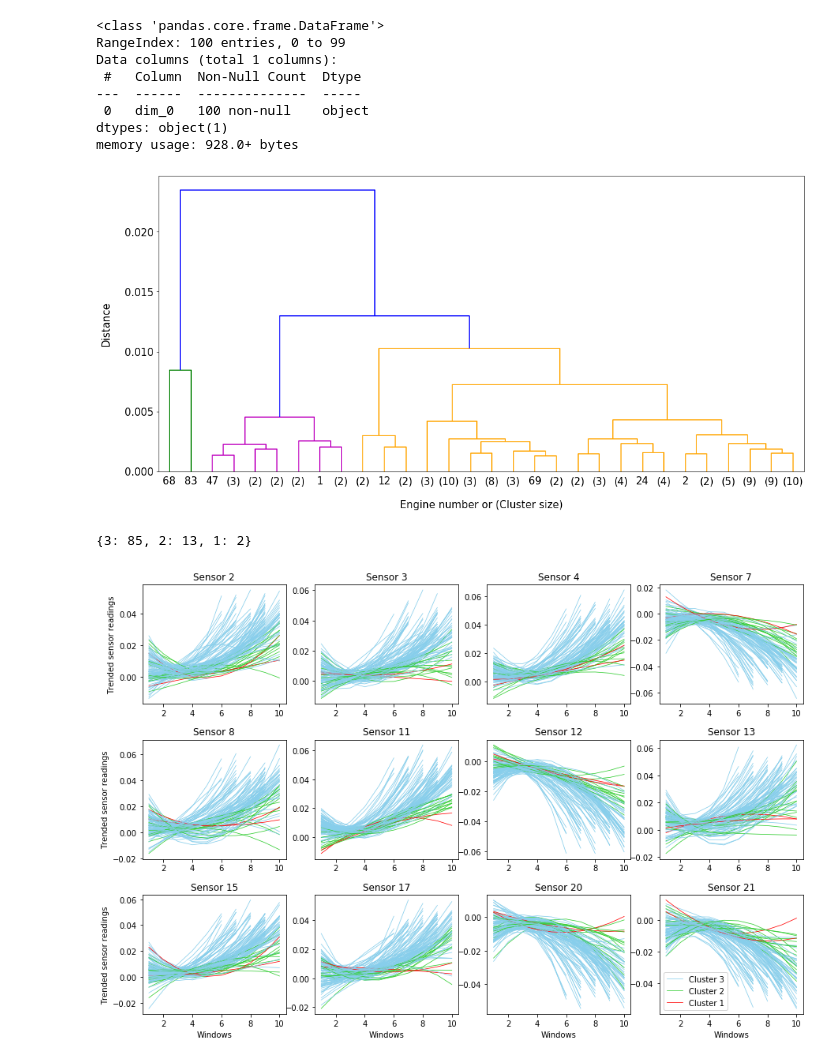
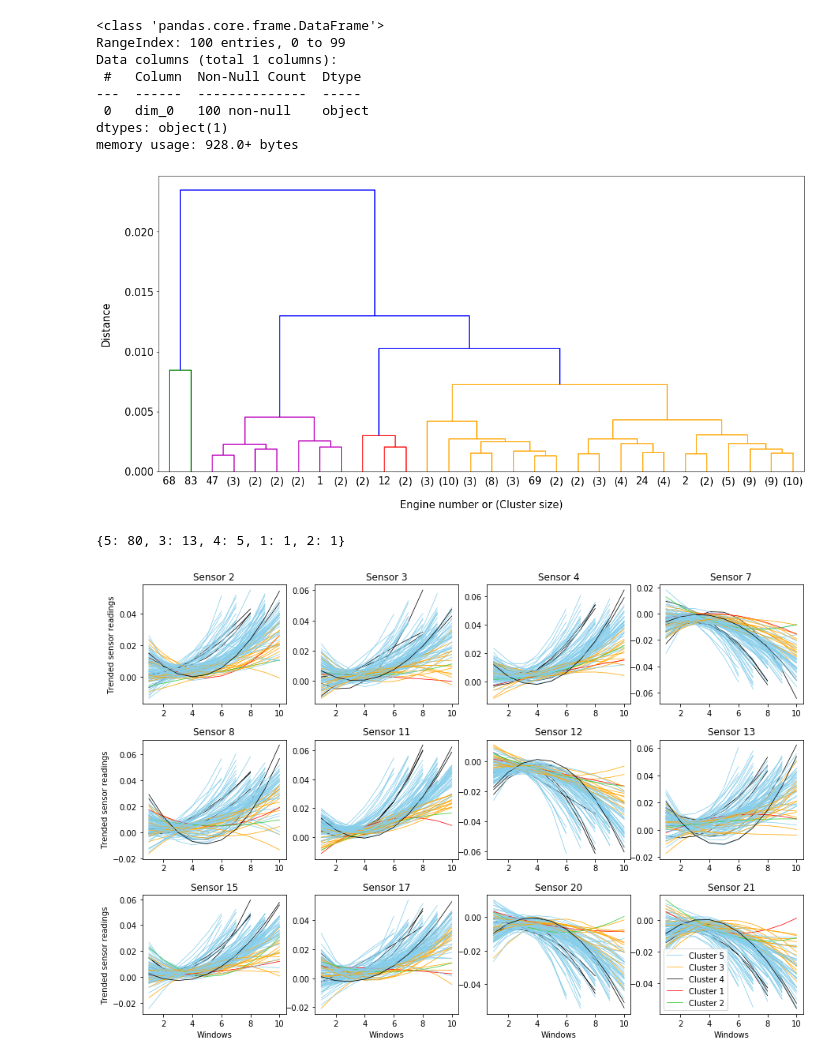
Before and after one commit to cchanzl/survival-analysis-nasa, a Jupyter notebook: nasa_eda.ipynb, the cells around one changed output. Drawn from its saved outputs; the diff is of its cells as text; code cells hidden in the pictures.

```diff
--- a/nasa_eda.ipynb
+++ b/nasa_eda.ipynb
@@ -270,20 +317,40 @@ def hierarchical_clustering(dist_mat, method='complete'):
     fig = plt.figure(figsize=(17, 8))  # width x height
     color = ["b"]*(2*len(dist_mat)-1) # initialize color list with blue
 
+#     # for 3 parties
+#     for i in range(197):
+#         if i == 195:
+#             color[i]="green"
+#             continue
+#         if i == 193:
+#             color[i]="m"
+#             continue
+#         color[i]="orange"
+
+#     color[171]="m"
+#     color[178]="m"
+#     color[182]="m"
+#     color[181]="m"
+#     color[186]="m"
+
+    # for 5 parties
+    color[180]="r"
+    color[189]="r"
+    color[195]="g"
     for i in range(197):
-        if i == 195:
-            color[i]="green"
+        if (i == 180) or (i == 189) or (i == 195):
             continue
         if i == 193:
             color[i]="m"
             continue
         color[i]="orange"
-
     color[171]="m"
     color[178]="m"
     color[182]="m"
     color[181]="m"
     color[186]="m"
+    color[196]="b"
+
 
     dn = dendrogram(Z, truncate_mode='lastp',link_color_func=lambda x: color[x])
     ax = plt.gca()
@@ -297,13 +364,13 @@ def hierarchical_clustering(dist_mat, method='complete'):
 
 linkage_matrix = hierarchical_clustering(distance_matrix)
 # %% [output]
-[figure, old version]
+[figure, new version]
 # %%
 # Step 4: Create clusters
 from scipy.cluster.hierarchy import fcluster
 
 # select maximum number of clusters
-cluster_labels_num = fcluster(linkage_matrix, 3, criterion='maxclust')
+cluster_labels_num = fcluster(linkage_matrix, 5, criterion='maxclust')
 bb=dict(zip(list(cluster_labels_num),[list(cluster_labels_num).count(i) for i in list(cluster_labels_num)]))
 print(bb)
 
@@ -311,42 +378,42 @@ print(bb)
 # cluster_labels_sel = fcluster(linkage_matrix, 0.0100, criterion='distance')
 # print(cluster_labels_sel)
 # %% [output]
-{3: 85, 2: 13, 1: 2}
+{5: 80, 3: 13, 4: 5, 1: 1, 2: 1}
 # %%
 # add cluster results back to original df
 rul_rf_trended["cluster"] = [cluster_labels_num[i-1] for i in rul_rf_trended['unit num']]
 # %%
 # graph clusters
 # https://matplotlib.org/stable/gallery/color/named_colors.html
-colour = ['red', 'limegreen', 'skyblue', 'black', 'pink']  # colour for each of the clusters
-cluster_label = ['Cluster 1', 'Cluster 2', 'Cluster 3', 'Cluster 4']
+colour = ['red', 'limegreen', 'orange', 'black', 'skyblue']  # colour for each of the clusters
+cluster_label = ['Cluster 1', 'Cluster 2', 'Cluster 3', 'Cluster 4', 'Cluster 5']
 
 graphing_list = rul_rf_trended.columns.values[12:24]
 fig, axs = plt.subplots(int(len(graphing_list)/4), 4, gridspec_kw={'hspace': 0.3})  # row, col
 i = -1
 for ax in axs.flatten():
     i += 1
     ax.set_title(str(graph_head[i]))
     for engine in range(1, 101):
         df_engine = rul_rf_trended[rul_rf_trended['unit num'] == engine]
         cluster_no = df_engine['cluster'].iloc[0] - 1
         ax.plot(range(1,len(df_engine[graphing_list[i]])+1), df_engine[graphing_list[i]],
                 linewidth=0.75, color=colour[cluster_no], label=cluster_label[cluster_no])
 
 # to format legend. do not delete
 handles, labels = plt.gca().get_legend_handles_labels()
 i =1
 while i<len(labels):
     if labels[i] in labels[:i]:
         del(labels[i])
         del(handles[i])
     else:
         i +=1
 
 plt.setp(axs[-1, :], xlabel='Windows')
 plt.setp(axs[:, 0], ylabel='Trended sensor readings')
 plt.legend(handles, labels)
 fig.set_size_inches(15, 10)  # width x height
 plt.show()
 # %% [output]
-[figure, old version]
+[figure, new version]
```
Also changed, not shown: parts of 3 cells of this notebook.
